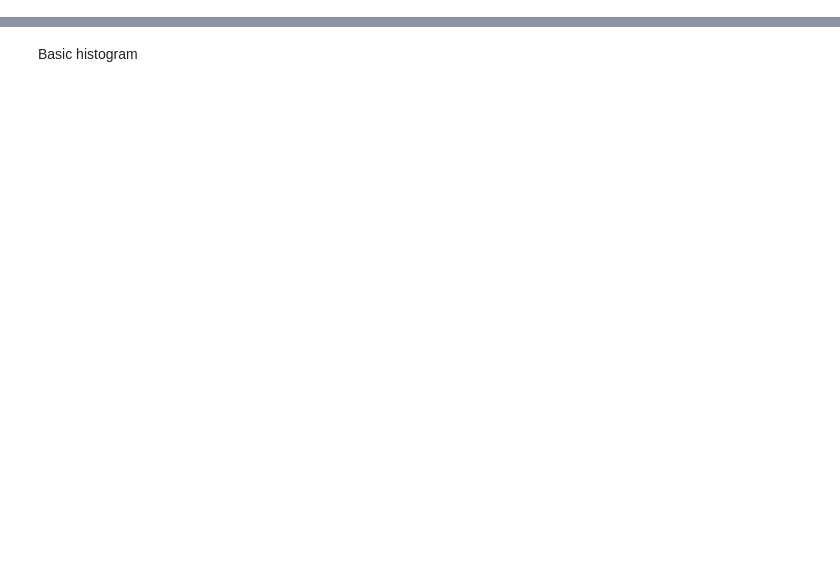
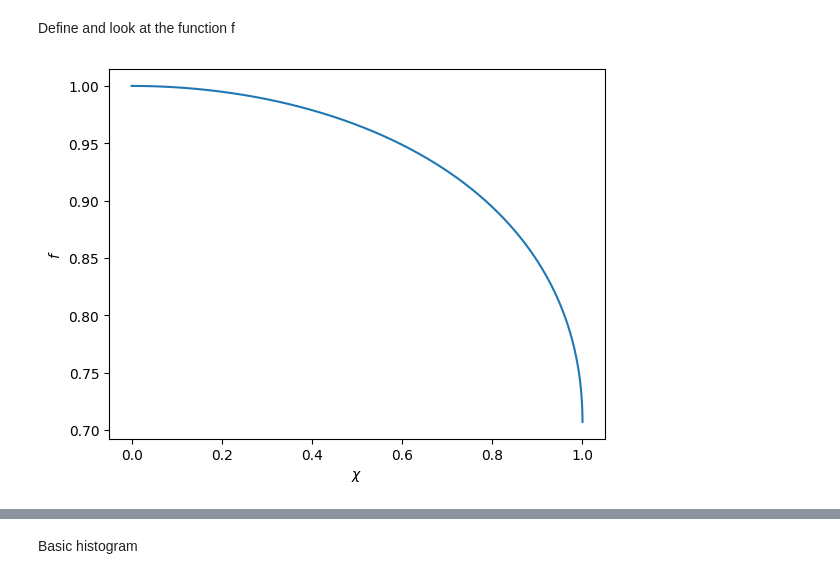
Before and after one commit to GiuliaConti/astrostatistics_bicocca_2024, a Jupyter notebook: working/E08_L07.ipynb, the cells around one changed output, grey strips where cells are left out. Saved outputs shown, nothing was run; the diff lists cells and outputs as text; code cells hidden in the pictures; blank space fills up the shorter version.

```diff
--- a/working/E08_L07.ipynb
+++ b/working/E08_L07.ipynb
@@ -7,3 +9,11 @@ from sklearn.neighbors import KernelDensity
+# %% [markdown]
+Define and look at the function f
 # %%
 def f (chi):
     return np.sqrt( (1 + np.sqrt(1-chi**2)) / 2)
+# %%
+plt.plot(np.linspace(0,1,10000),f(np.linspace(0,1,10000)));
+plt.xlabel('$\chi$')
+plt.ylabel('$f$');
+# %% [output]
+[figure, added]
```
Also changed, not shown: parts of 21 cells of this notebook, 1 other file.
